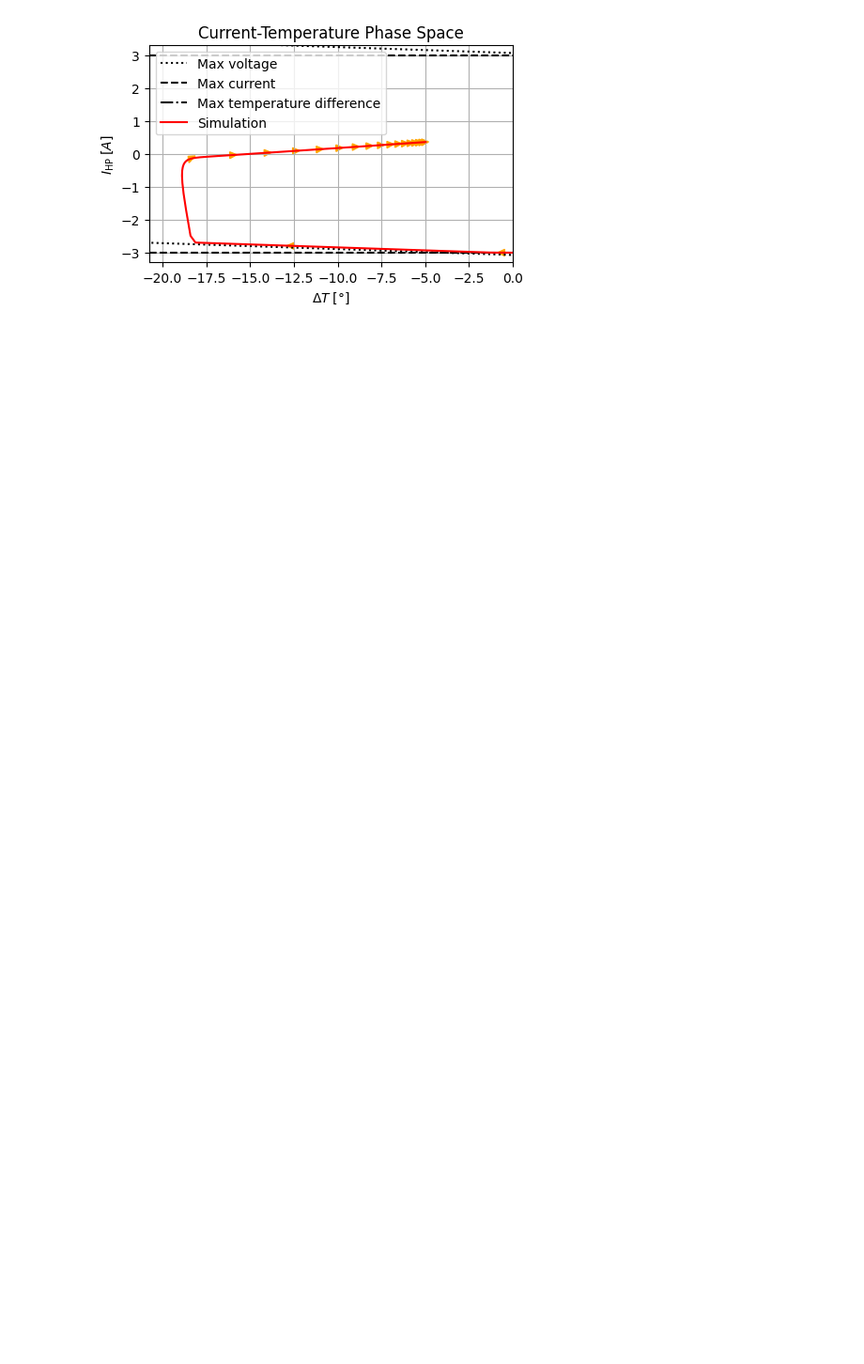
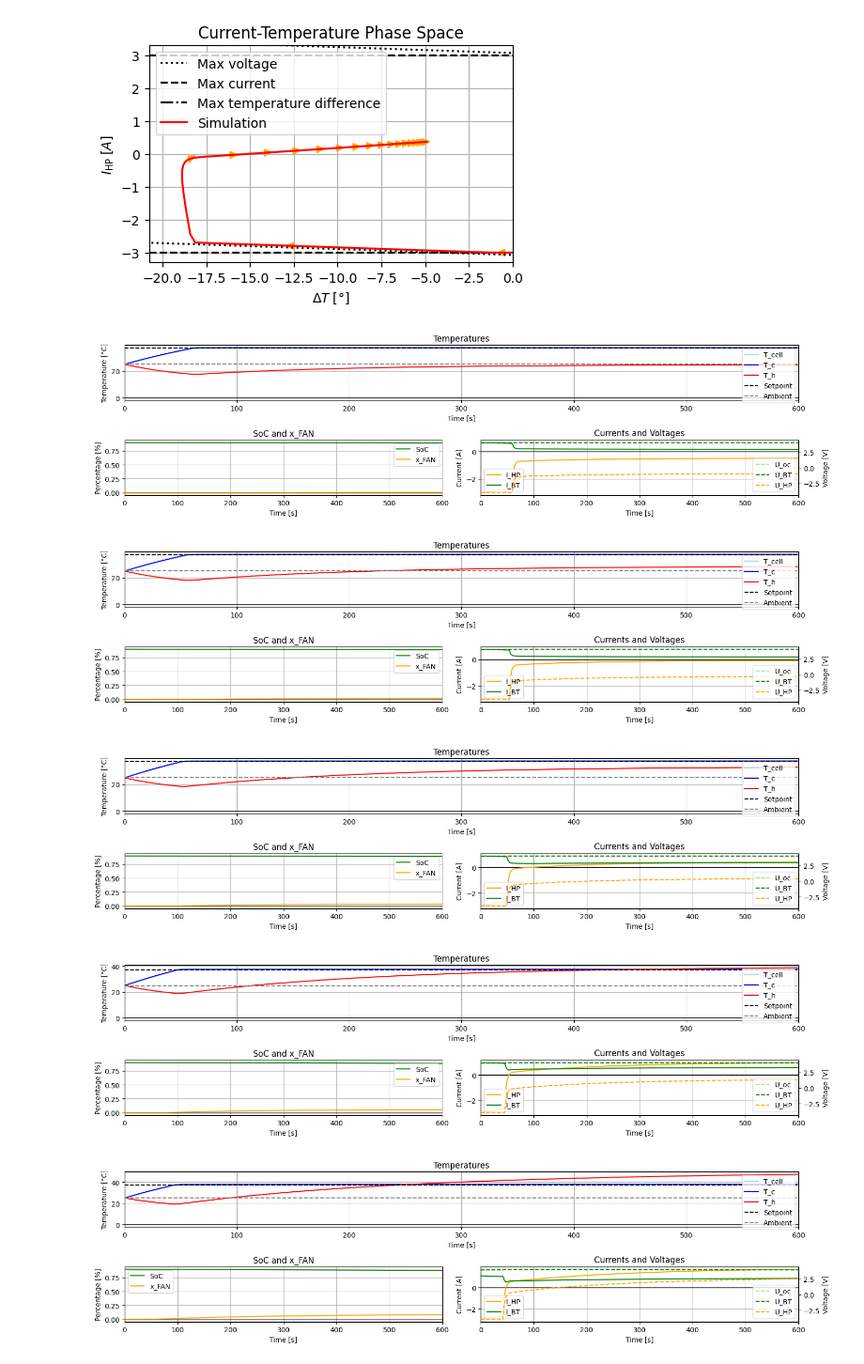
Before and after one commit to Jackmastro/Semester_Project, a Jupyter notebook: notebooks/main_simulation.ipynb, the cells around one changed output. Shown at 94% size. Saved outputs shown, nothing was run; the diff lists cells and outputs as text; code cells hidden in the pictures; blank space fills up the shorter version.

Commit message:
multiple plots with arrows

```diff
--- a/notebooks/main_simulation.ipynb
+++ b/notebooks/main_simulation.ipynb
@@ -170,9 +171,10 @@ assert time_span >= dt_sim, "Time span must be greater than or equal to the time
 dt_disc = 0.0
 setpoint_T_cell = conv_temp(37.0, 'C', 'K') # K
 
+### Loop
 # Iterable variable
-x_LED_tot = np.linspace(0, 672, num_traj) # 672 taken by running assuming all LEDs are on
-
+x_LED_tot = np.linspace(0, 672, num_traj) / 5 # 672 taken by running assuming all LEDs are on
+simulation_results = []
 for traj in range(num_traj):
 
     LEDpar = LEDparams()
@@ -182,34 +184,59 @@ for traj in range(num_traj):
     # Initial conditions
     T_amb0 = conv_temp(25.0, 'C', 'K') # K
     x0 = np.array([0.9, T_amb0, T_amb0])
 
     # Model
     model = Model(LEDpar, x0, T_amb0=T_amb0)
 
     # PID
     kp, ki, kd = -2.5, -4.0, 0.0
     output_limits = (-model.I_HP_max, model.I_HP_max) # A
 
     pid_controller = PIDController(kp, ki, kd, setpoint_T_cell, dt_disc, output_limits)
 
     R_frac = (model.R_4_lambda + model.R_5) / model.R_5
     setpoint_Tc = (setpoint_T_cell - model.T_amb) * R_frac + model.T_amb
     pid_Tc_controller = PIDController_Tc(kp, ki, kd, setpoint_Tc, dt_disc, output_limits)
 
     # LQR
     A, B, h, C, D, l = model.get_continuous_linearization()
-    q = 20 #/ (T_amb0**2)
-    Q = np.array([[0, 0, 0],
-                [0, q, 0],
-                [0, 0, 0]])
+    q1 = 0
+    q2 = 20 #/ (T_amb0**2)
+    q3 = 0
+    Q = np.array([[q1, 0, 0],
+                [0, q2, 0],
+                [0, 0, q3]])
     r1 = 10 / model.I_HP_max**2
     r2 = 15
     R = np.array([[r1, 0 ],
                 [0,  r2]])
     lqr_controller = LQRController_cont(model, setpoint_Tc, A, B, Q, R)
 
+    # Save matrices as csv
+    # directory = 'C:\\Users\\giaco\\Git_Repositories\\Semester_Thesis_1\\data\\state_space\\'
+    # type = 'continuous'
+    # model.save_linearized_model(directory, type)
+    # type = 'discrete'
+    # model.save_linearized_model(directory, type, Ts=dt_disc)
+
     # Simulation
     sim = Simulation(model=model, controller=lqr_controller, dt=dt_sim, time_span=time_span)
 
     # Run the simulation
     results = sim.run()
+    results['simulation_id'] = traj
+    simulation_results.append(results)
+
+    # Plot
+    sim.plot_results()
+
+# All results
+all_results_df = pd.concat(
+    [df.assign(simulation_id=i) for i, df in enumerate(simulation_results)]
+).set_index(['simulation_id', 'time']) # MultiIndex
+# %% [output]
+[figure, added]
+[figure, added]
+[figure, added]
+[figure, added]
+[figure, added]
```
Also changed, not shown: parts of 4 cells of this notebook, 1 other file.
